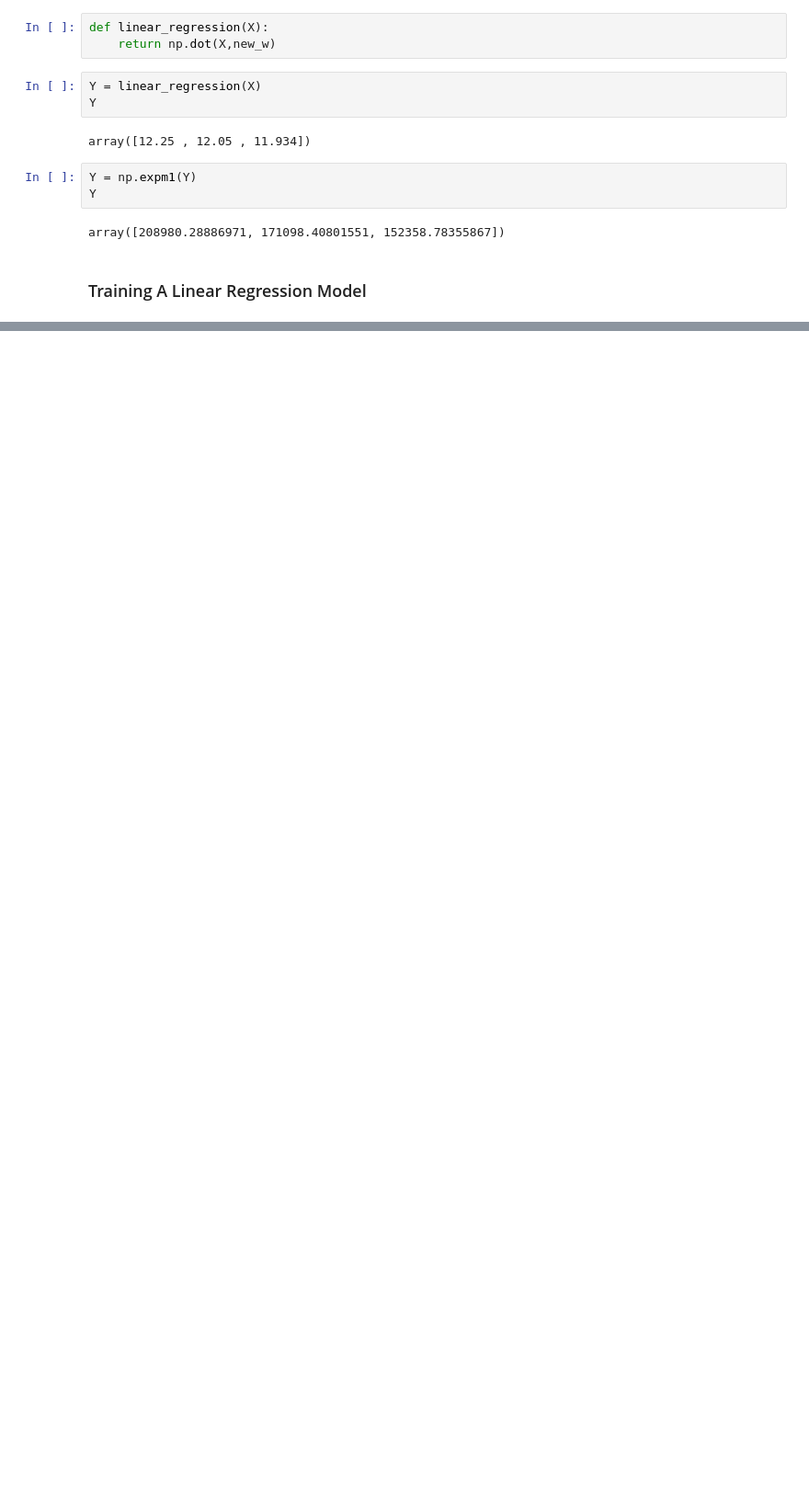
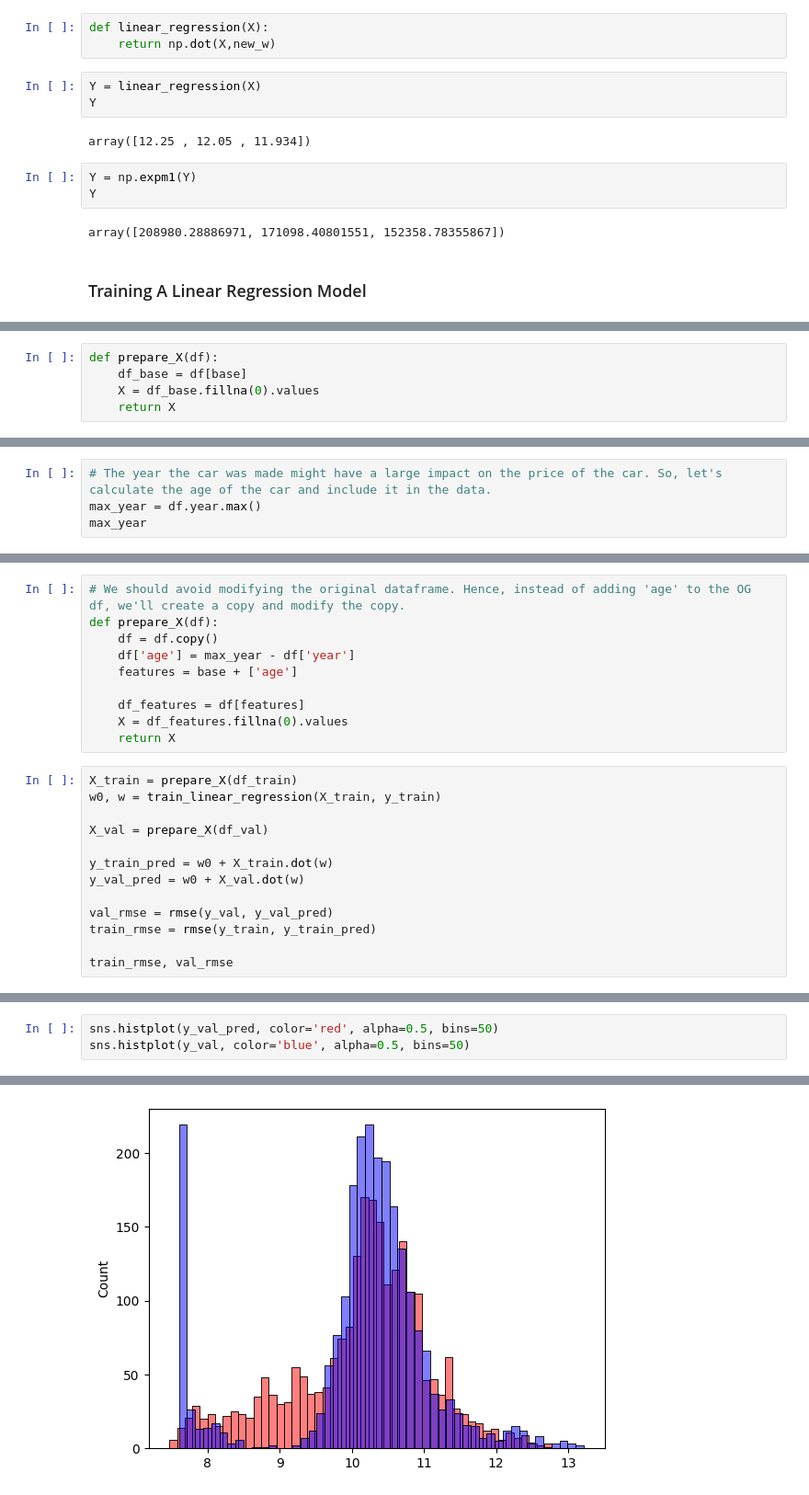
Before and after one commit to mahta-zare/machine-learning-zoomcamp, a Jupyter notebook: 02-regression/practice.ipynb, the cells around one changed output, grey strips where cells are left out. Shown at 92% size. Saved outputs shown, nothing was run; the diff lists cells and outputs as text; blank space fills up the shorter version.

```diff
--- a/02-regression/practice.ipynb
+++ b/02-regression/practice.ipynb
@@ -411,0 +590,5 @@ array([208980.28886971, 171098.40801551, 152358.78355867])
+# %%
+def prepare_X(df):
+    df_base = df[base]
+    X = df_base.fillna(0).values
+    return X
@@ -411,0 +607,4 @@ array([208980.28886971, 171098.40801551, 152358.78355867])
+# %%
+# The year the car was made might have a large impact on the price of the car. So, let's calculate the age of the car and include it in the data.
+max_year = df.year.max()
+max_year
@@ -411,0 +613,23 @@ array([208980.28886971, 171098.40801551, 152358.78355867])
+# %%
+# We should avoid modifying the original dataframe. Hence, instead of adding 'age' to the OG df, we'll create a copy and modify the copy.
+def prepare_X(df):
+    df = df.copy()
+    df['age'] = max_year - df['year']
+    features = base + ['age']
+
+    df_features = df[features]
+    X = df_features.fillna(0).values
+    return X
+# %%
+X_train = prepare_X(df_train)
+w0, w = train_linear_regression(X_train, y_train)
+
+X_val = prepare_X(df_val)
+
+y_train_pred = w0 + X_train.dot(w)
+y_val_pred = w0 + X_val.dot(w)
+
+val_rmse = rmse(y_val, y_val_pred)
+train_rmse = rmse(y_train, y_train_pred)
+
+train_rmse, val_rmse
@@ -411,0 +638,4 @@ array([208980.28886971, 171098.40801551, 152358.78355867])
+# %%
+sns.histplot(y_val_pred, color='red', alpha=0.5, bins=50)
+sns.histplot(y_val, color='blue', alpha=0.5, bins=50)
+# %% [output]
@@ -411,0 +643 @@ array([208980.28886971, 171098.40801551, 152358.78355867])
+[figure, added]
```
Also changed, not shown: parts of 78 cells of this notebook.
